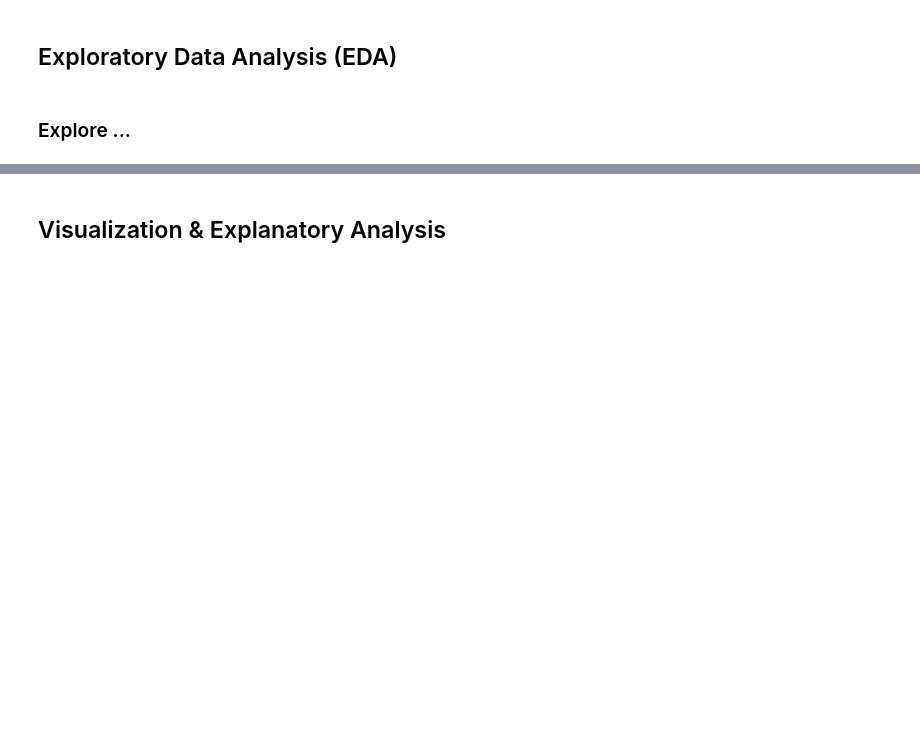
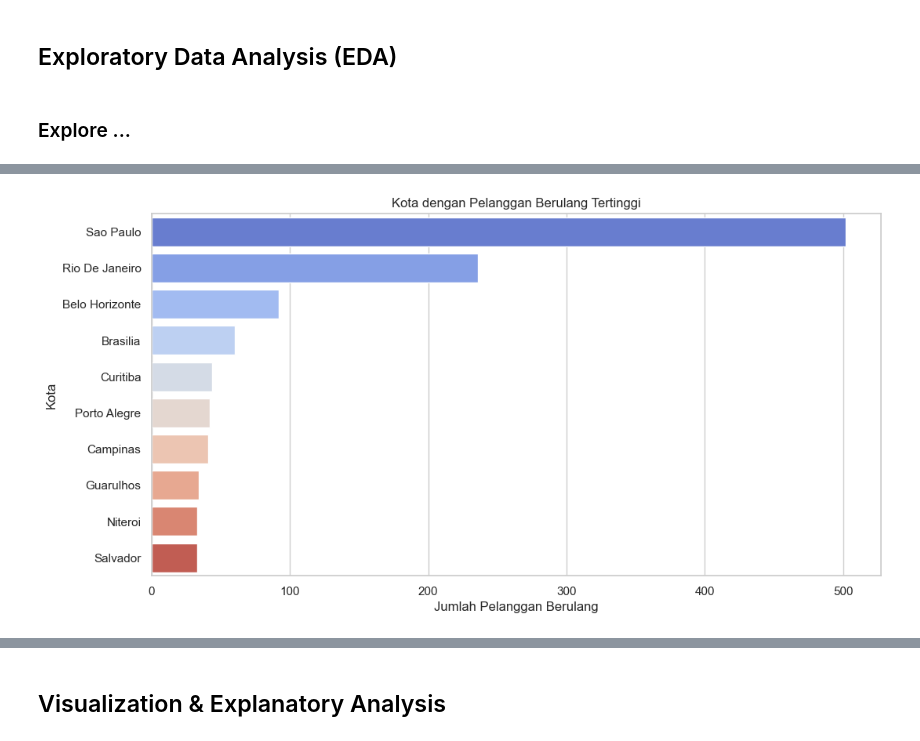
Before and after one commit to wingscode123/Proyek-Akhir_Analisis-Data-dengan-Python_Dicoding, a Jupyter notebook: Proyek_Analisis_Data.ipynb, the cells around one changed output, grey strips where cells are left out. Saved outputs shown, nothing was run; the diff lists cells and outputs as text; code cells hidden in the pictures; blank space fills up the shorter version.

```diff
--- a/Proyek_Analisis_Data.ipynb
+++ b/Proyek_Analisis_Data.ipynb
@@ -246,0 +294,11 @@ repeat_count, unique_customers, repeat_percentage, top_cities
+# %%
+# Menghitung pelanggan berulang per kota
+repeat_customers = df_cleaned.groupby("customer_city")["customer_unique_id"].value_counts().reset_index()
+repeat_customers = repeat_customers.groupby("customer_city").apply(lambda x: (x["count"] > 1).sum()).reset_index()
+repeat_customers.columns = ["customer_city", "repeat_customers"]
+
+# Urutkan berdasarkan pelanggan berulang tertinggi
+repeat_customers_sorted = repeat_customers.sort_values(by="repeat_customers", ascending=False)
+
+# Tampilkan hasil agregasi
+repeat_customers_sorted.head(10)
@@ -246,0 +317,10 @@ repeat_count, unique_customers, repeat_percentage, top_cities
+# %%
+# Bar chart pelanggan berulang per kota
+plt.figure(figsize=(12, 6))
+sns.barplot(x=repeat_customers_sorted["repeat_customers"].head(10), y=repeat_customers_sorted["customer_city"].head(10), palette="coolwarm")
+plt.xlabel("Jumlah Pelanggan Berulang")
+plt.ylabel("Kota")
+plt.title("Kota dengan Pelanggan Berulang Tertinggi")
+plt.show()
+# %% [output]
+[figure, added]
```
Also changed, not shown: parts of 16 cells of this notebook, 1 other file.
